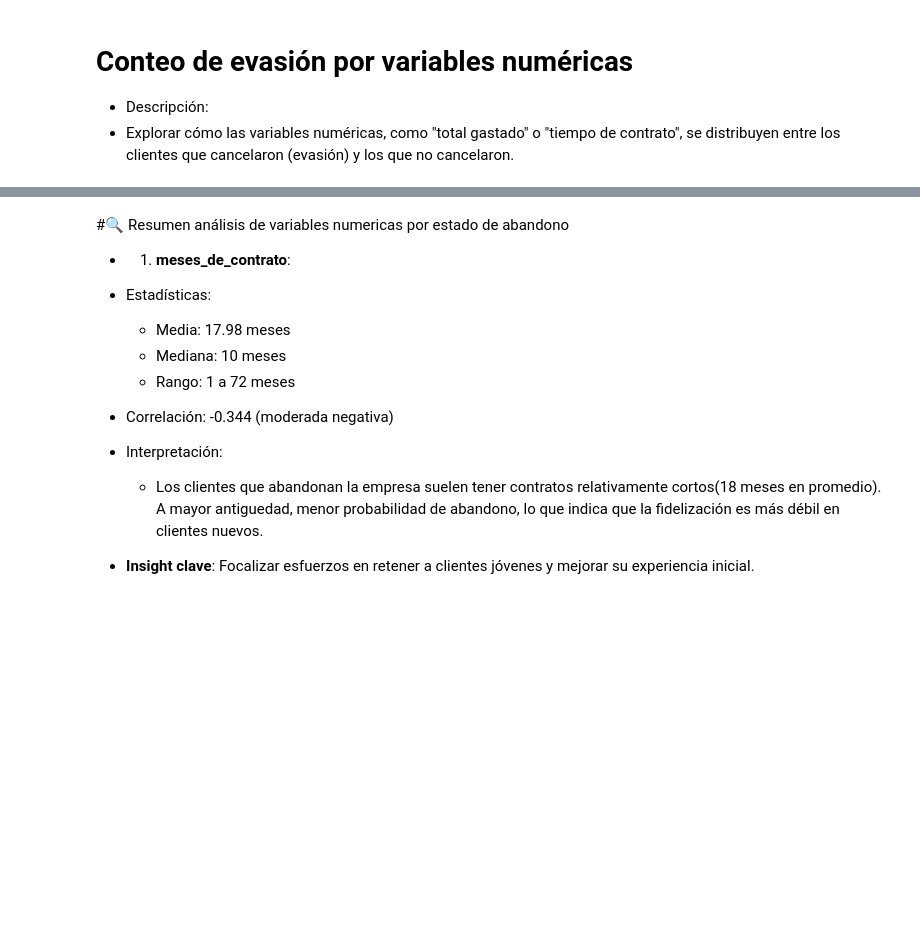
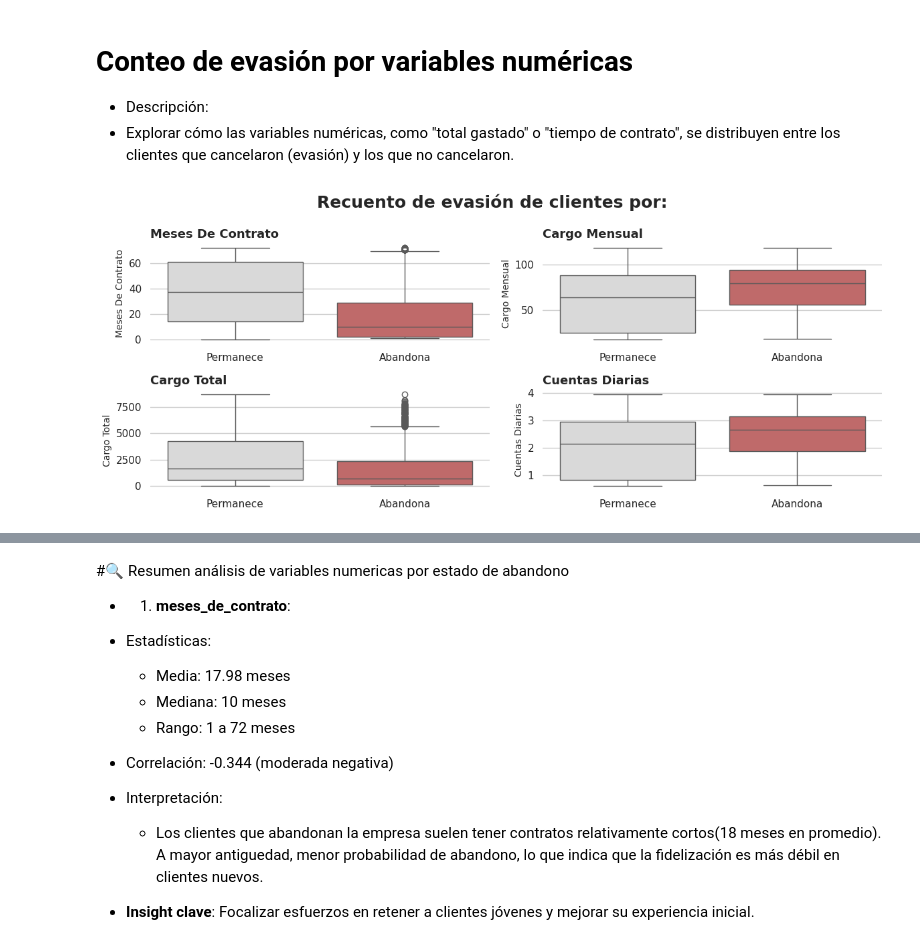
Before and after one commit to WLozanoH/TelecomX-Data-Science-AL, a Jupyter notebook: TelecomX.ipynb, the cells around one changed output, grey strips where cells are left out. Cells and saved outputs as stored; diff of their text form; code cells hidden in the pictures; blank space fills up the shorter version.

```diff
--- a/TelecomX.ipynb
+++ b/TelecomX.ipynb
@@ -644,24 +721,37 @@ plt.show()
 # %%
 # Seleccionar las variables numéricas
 variables_numericas = [col for col in df.select_dtypes(include='number').columns if col !='abandono' and df[col].nunique() !=2]
 
-sns.set() # ajustar el estilo
+sns.set_style("whitegrid") # ajustar el estilo
 # Crear figura
 fig, axes = plt.subplots(2,2, figsize=(12,5))
-fig.suptitle('Distribución de variables numéricas por estado de abandono', fontsize=18, fontweight='bold')
+fig.suptitle('Recuento de evasión de clientes por:', fontsize=18, fontweight='bold')
 plt.subplots_adjust(hspace=0.4)
 
 #Aplanar los ejes:
 axes = axes.flatten()
 
 #Graficar
 for i, var in enumerate(variables_numericas):
   ax = axes[i]
-  sns.histplot(data=df, x=var, hue='abandono', palette={0: 'steelblue', 1: 'red'},ax=ax)
-  ax.set_title(f'{var}', fontsize=13, fontweight='bold', loc='left')
-  ax.set_ylabel('Frecuencia')
+  sns.boxplot(data=df, x='abandono', y=var, palette={'0': GRIS_2, '1': 'indianred'},ax=ax)
+
+  # Título
+  titulo = var.replace("_", " ").title()
+  ax.set_title(titulo, fontsize=13, fontweight='bold', loc='left')
+
+  # Ejes
   ax.set_xlabel('')
+  ax.set_xticks([0, 1])
+  ax.set_xticklabels(['Permanece', 'Abandona'])
+  ax.set_ylabel(var.replace("_", " ").title(), fontsize=10)
+
+  # Quitar bordes
+  for spine in ax.spines.values():
+    spine.set_visible(False)
 
 # Ajustar gráfico y mostrar
 plt.tight_layout()
 plt.show()
+# %% [output]
+[figure, added]
```
Also changed, not shown: parts of 16 cells of this notebook.
